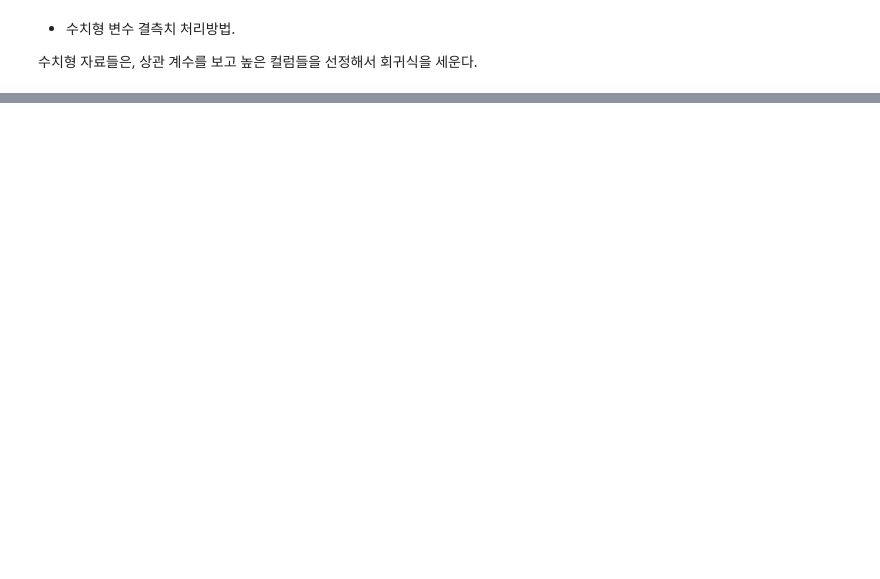
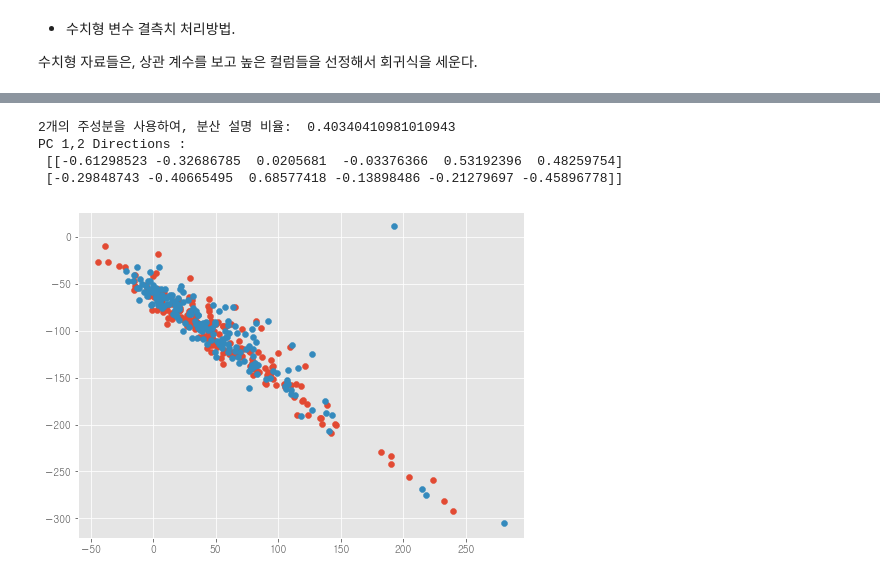
Before and after one commit to bub3690/22-1_multivariate, a Jupyter notebook: final_project/EDA.ipynb, the cells around one changed output, grey strips where cells are left out. Drawn from its saved outputs; the diff is of its cells as text; code cells hidden in the pictures; blank space fills up the shorter version.

```diff
--- a/final_project/EDA.ipynb
+++ b/final_project/EDA.ipynb
@@ -318,0 +649,34 @@ Index(['sex', 'age', 'mc', 'iSBP', 'iDBP', 'iPR', 'iRR', 'iBT', 'iSpO',
+# %%
+x_trained_reduced = x_train[['Age','iRR','iBT','pCO2','Hb','Plt']].copy()
+# %%
+x_R = x_trained_reduced.corr()
+eig_vals,eig_vecs =np.linalg.eig(x_R)
+
+idx = eig_vals.argsort()[::-1]
+eig_vals = eig_vals[idx]
+eig_vecs = eig_vecs[:,idx]
+
+
+print("2개의 주성분을 사용하여, 분산 설명 비율: ", np.sum(eig_vals[0:2])/np.sum(eig_vals))
+print('PC 1,2 Directions :\n',eig_vecs[0:2])
+
+PCA=x_trained_reduced.select_dtypes(include=np.number).dot(eig_vecs[0:2].T)
+#print('PC 1,2 :\n',PCA)
+
+PCA.columns=['PCA1','PCA2']
+
+fig =plt.figure(figsize=(8,6))
+sensibility = PCA[y_train==1] #
+tolerance = PCA[y_train==0] #
+
+plt.scatter(sensibility.iloc[:,0],sensibility.iloc[:,1],label='감수성')
+plt.scatter(tolerance.iloc[:,0],tolerance.iloc[:,1],label='내성')
+
+#plt.scatter(PCA.iloc[:,0],PCA.iloc[:,1])
+plt.show()
+# %% [output]
+2개의 주성분을 사용하여, 분산 설명 비율:  0.40340410981010943
+PC 1,2 Directions :
+ [[-0.61298523 -0.32686785  0.0205681  -0.03376366  0.53192396  0.48259754]
+ [-0.29848743 -0.40665495  0.68577418 -0.13898486 -0.21279697 -0.45896778]]
+[figure, added]
```
Also changed, not shown: parts of 67 cells of this notebook, 2 other files.
